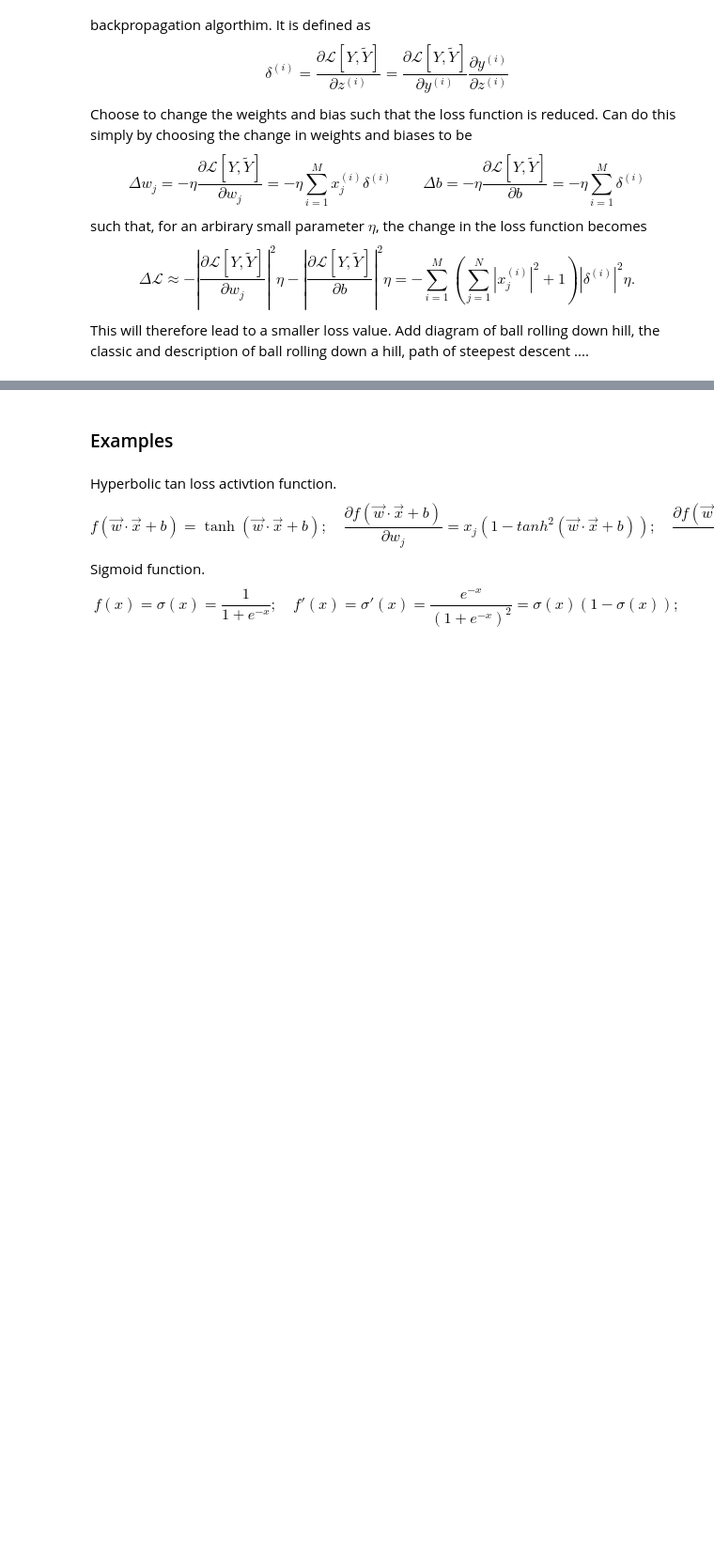
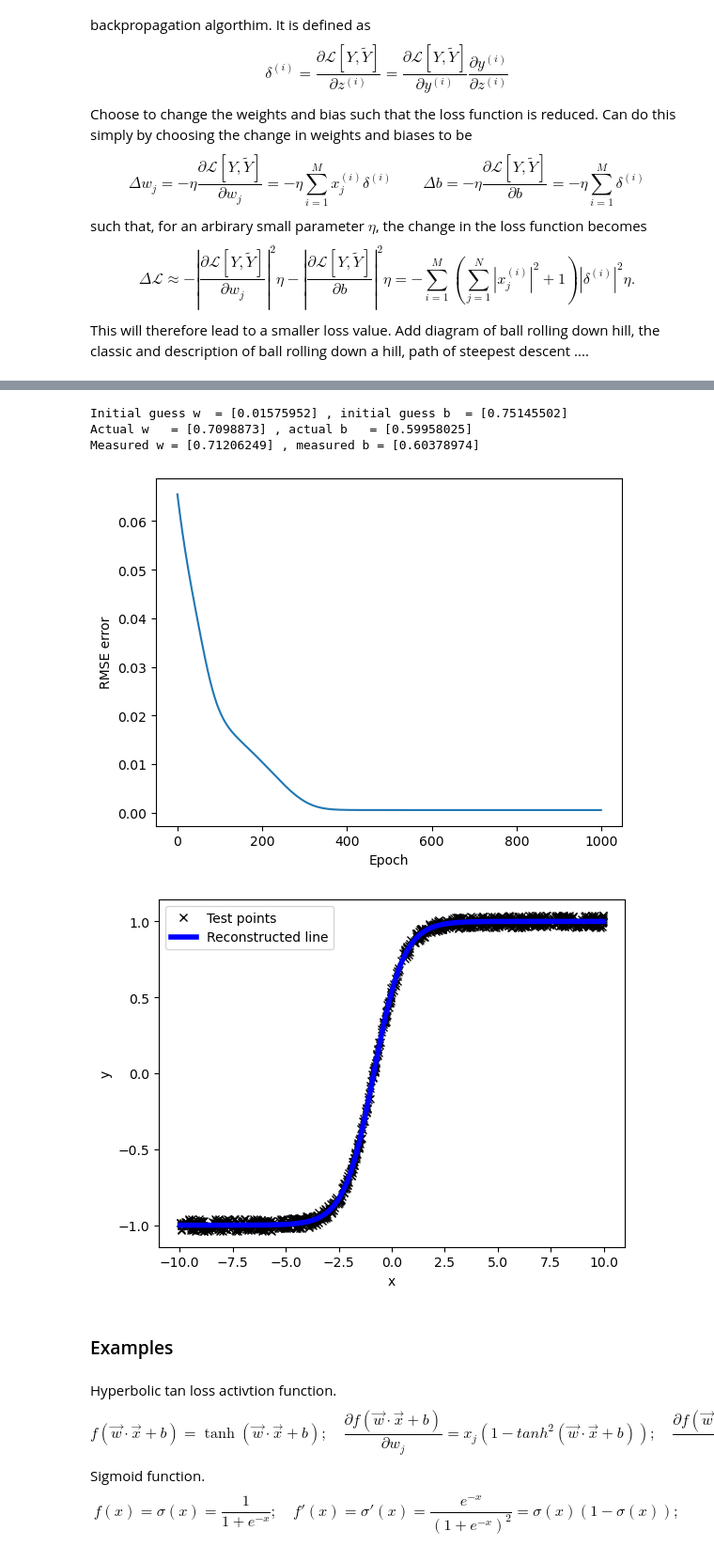
Before and after one commit to dave452/ML_LinearReg, a Jupyter notebook: Regression_NN.ipynb, the cells around one changed output, grey strips where cells are left out. Shown at 94% size. Drawn from its saved outputs; the diff is of its cells as text; code cells hidden in the pictures; blank space fills up the shorter version.

```diff
--- a/Regression_NN.ipynb
+++ b/Regression_NN.ipynb
@@ -477,3 +453,28 @@ Measured w = [0.50129227] , measured b = [0.88719506]
+# %%
+x = np.random.rand(1000,1)* 20 - 10
+w = np.random.rand(x.shape[1])
+b = np.random.rand(1)
+z = np.sum(w*x,axis = 1) + b
+y = np.tanh(z) + np.random.uniform(-0.04,0.04, (x.shape[0]))#(1 / (1 + np.exp(-z)))  # np.random.uniform(-0.0005,0.0005, (x.shape[0]))
+node = single_node(x,y,1, "tanh")
+print('Initial guess w  =' ,node.w , ', initial guess b  =', node.b)
+print('Actual w   =' ,w , ', actual b   =', b)
+node.full_update(1000)
+print('Measured w =' ,node.w , ', measured b =', node.b)
+node.plot_train()
+plt.plot(x,y, 'kx', label = 'Test points')
+x_lin = np.array([np.linspace(x.min(), x.max(), 100)]).T
+plt.plot(x_lin,node.calc_y(x_lin), 'b-', lw=4, label = 'Reconstructed line')
+plt.xlabel('x')
+plt.ylabel('y')
+plt.legend()
+plt.show()
+# %% [output]
+Initial guess w  = [0.01575952] , initial guess b  = [0.75145502]
+Actual w   = [0.7098873] , actual b   = [0.59958025]
+Measured w = [0.71206249] , measured b = [0.60378974]
+[figure, added]
+[figure, added]
 # %% [markdown]
 ### Examples
 # %% [markdown]
```
Also changed, not shown: parts of 41 cells of this notebook.
